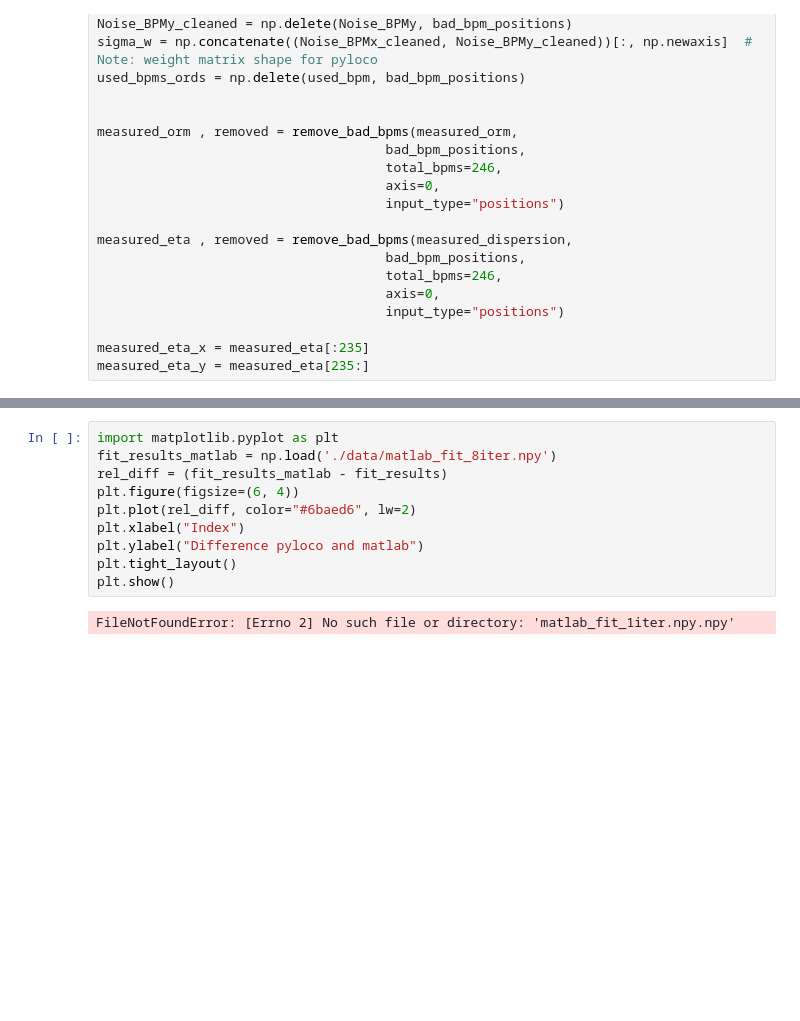
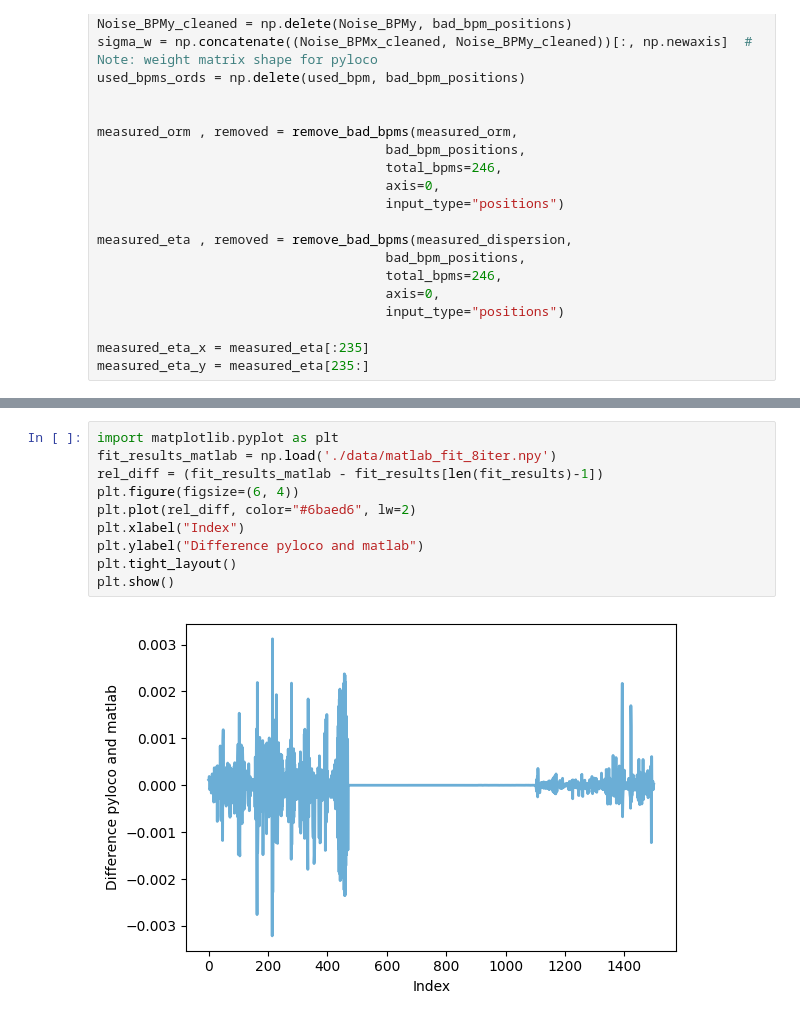
Before and after one commit to elafmusa/pyLOCO, a Jupyter notebook: PETRA III/example_iter.ipynb, the cells around one changed output, grey strips where cells are left out. Saved outputs shown, nothing was run; the diff lists cells and outputs as text; blank space fills up the shorter version.

```diff
--- a/PETRA III/example_iter.ipynb
+++ b/PETRA III/example_iter.ipynb
@@ -179,12 +220,12 @@ Lattice tune after loco : [0.12029783 0.30368832]
 # %%
 import matplotlib.pyplot as plt
 fit_results_matlab = np.load('./data/matlab_fit_8iter.npy')
-rel_diff = (fit_results_matlab - fit_results)
+rel_diff = (fit_results_matlab - fit_results[len(fit_results)-1])
 plt.figure(figsize=(6, 4))
 plt.plot(rel_diff, color="#6baed6", lw=2)
 plt.xlabel("Index")
 plt.ylabel("Difference pyloco and matlab")
 plt.tight_layout()
 plt.show()
 # %% [output]
-FileNotFoundError: [Errno 2] No such file or directory: 'matlab_fit_1iter.npy.npy'
+[figure, added]
```
Also changed, not shown: parts of 2 cells of this notebook, 4 other files.
